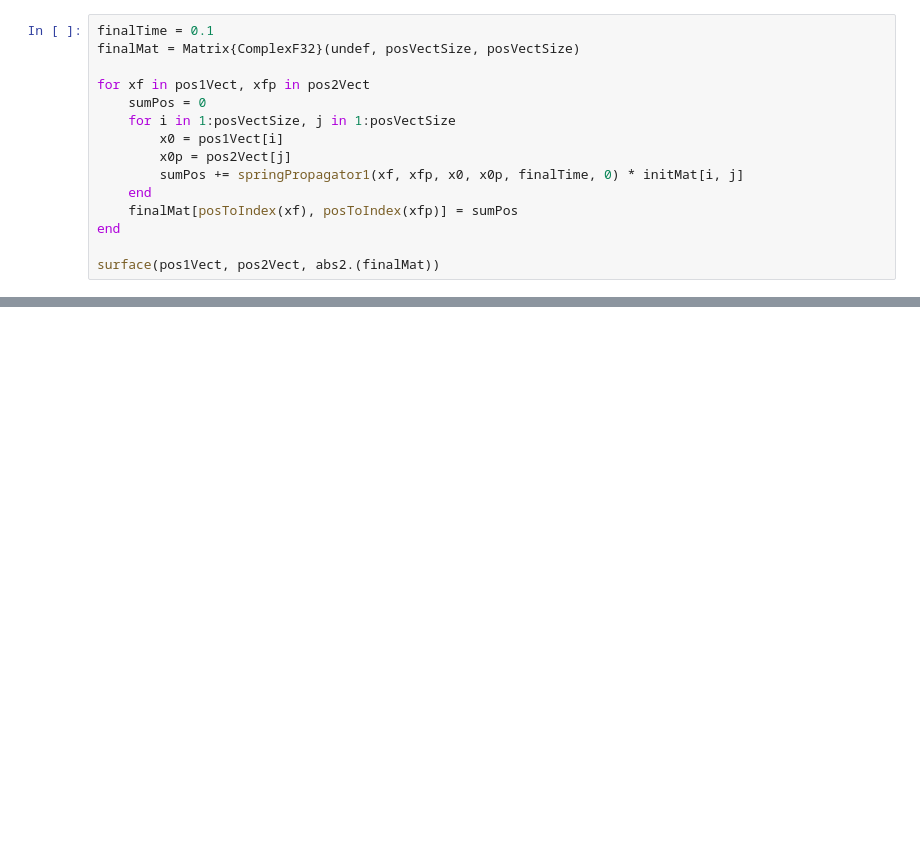
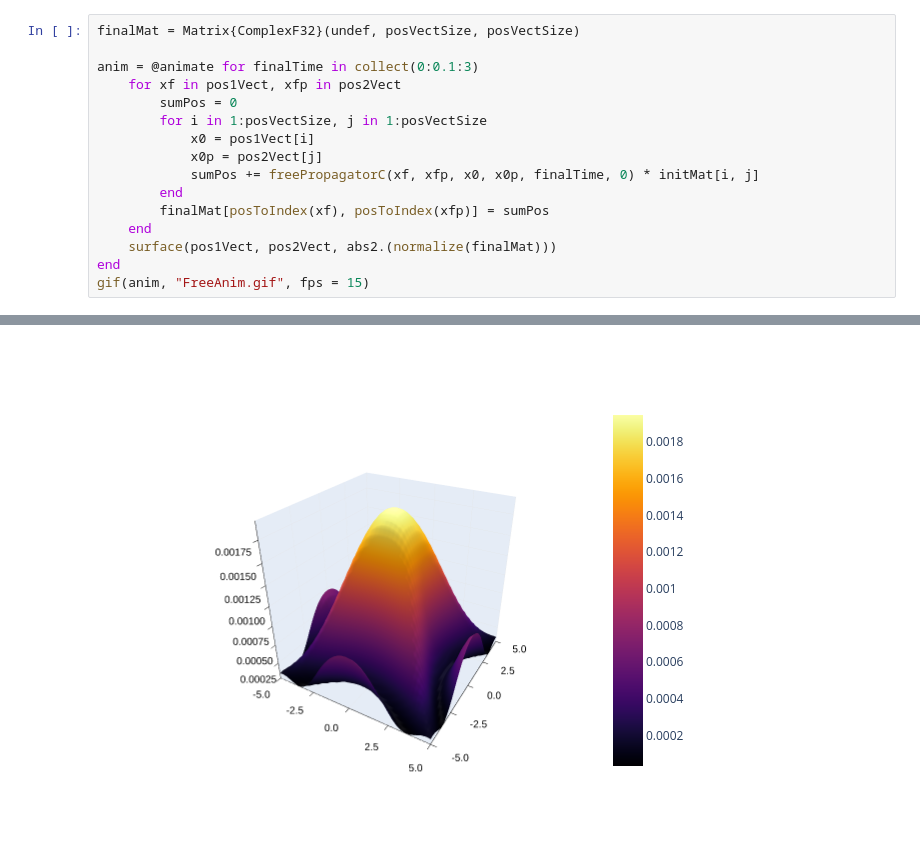
Before and after one commit to AtomThum/PropagatorSimulations, a Jupyter notebook: Simulations/FreeParticleSimulation.ipynb, the cells around one changed output, grey strips where cells are left out. Drawn from its saved outputs; the diff is of its cells as text; blank space fills up the shorter version.

```diff
--- a/Simulations/FreeParticleSimulation.ipynb
+++ b/Simulations/FreeParticleSimulation.ipynb
@@ -34,18 +32,19 @@ surface(pos1Vect, pos2Vect, abs.(initMat))
 └ @ Pidfile /home/puripat/.julia/packages/Pidfile/DDu3M/src/Pidfile.jl:260
 [figure]
 # %%
-finalTime = 0.1
 finalMat = Matrix{ComplexF32}(undef, posVectSize, posVectSize)
 
-for xf in pos1Vect, xfp in pos2Vect
-    sumPos = 0
-    for i in 1:posVectSize, j in 1:posVectSize
-        x0 = pos1Vect[i]
-        x0p = pos2Vect[j]
-        sumPos += springPropagator1(xf, xfp, x0, x0p, finalTime, 0) * initMat[i, j]
+anim = @animate for finalTime in collect(0:0.1:3)
+    for xf in pos1Vect, xfp in pos2Vect
+        sumPos = 0
+        for i in 1:posVectSize, j in 1:posVectSize
+            x0 = pos1Vect[i]
+            x0p = pos2Vect[j]
+            sumPos += freePropagatorC(xf, xfp, x0, x0p, finalTime, 0) * initMat[i, j]
+        end
+        finalMat[posToIndex(xf), posToIndex(xfp)] = sumPos
     end
-    finalMat[posToIndex(xf), posToIndex(xfp)] = sumPos
+    surface(pos1Vect, pos2Vect, abs2.(normalize(finalMat)))
 end
-
-surface(pos1Vect, pos2Vect, abs2.(finalMat))
+gif(anim, "FreeAnim.gif", fps = 15)
 # %% [output]
@@ -52,0 +51 @@ surface(pos1Vect, pos2Vect, abs2.(finalMat))
+[figure, added]
```
Also changed, not shown: parts of 2 cells of this notebook, 7 other files.
